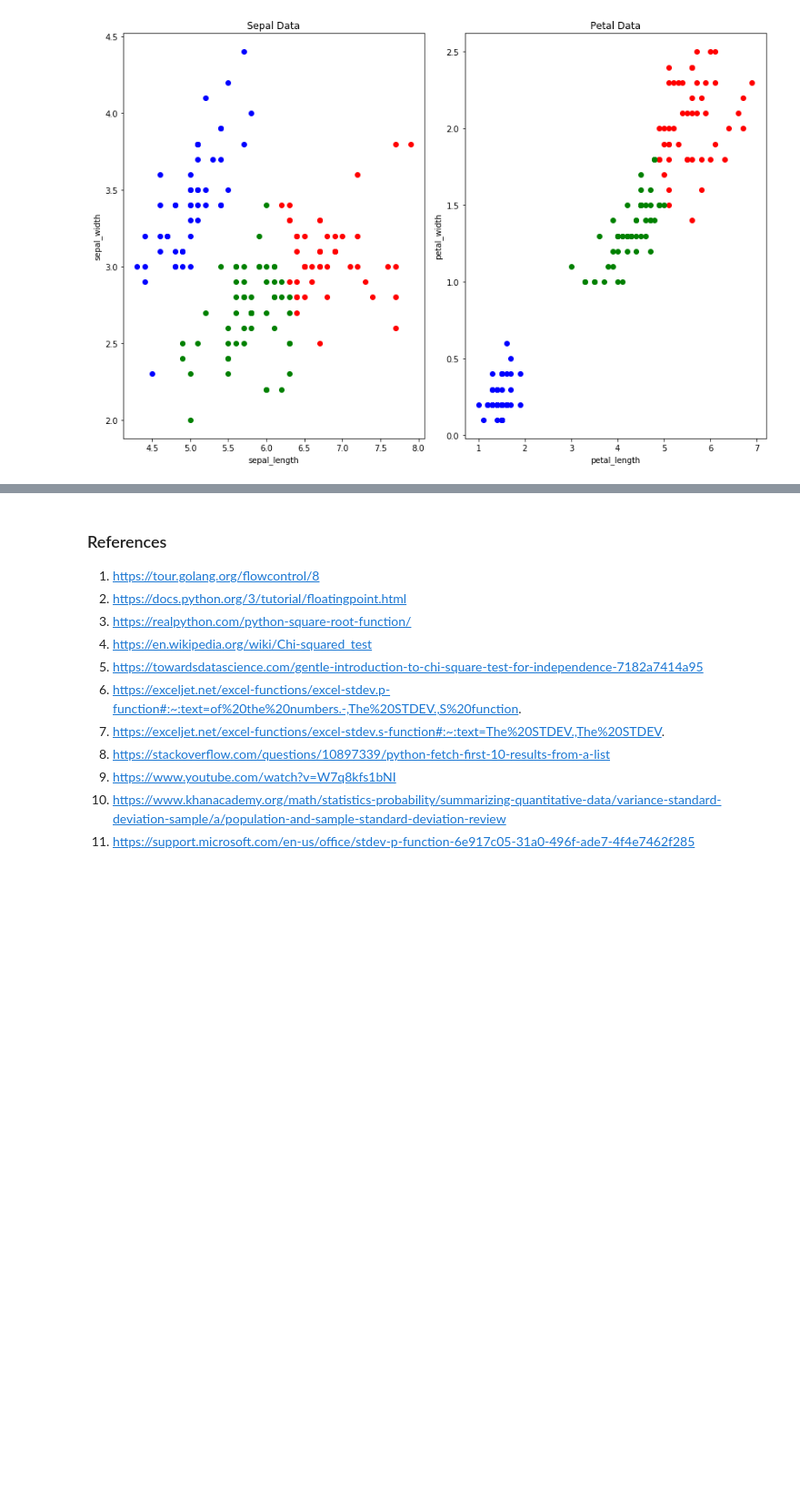
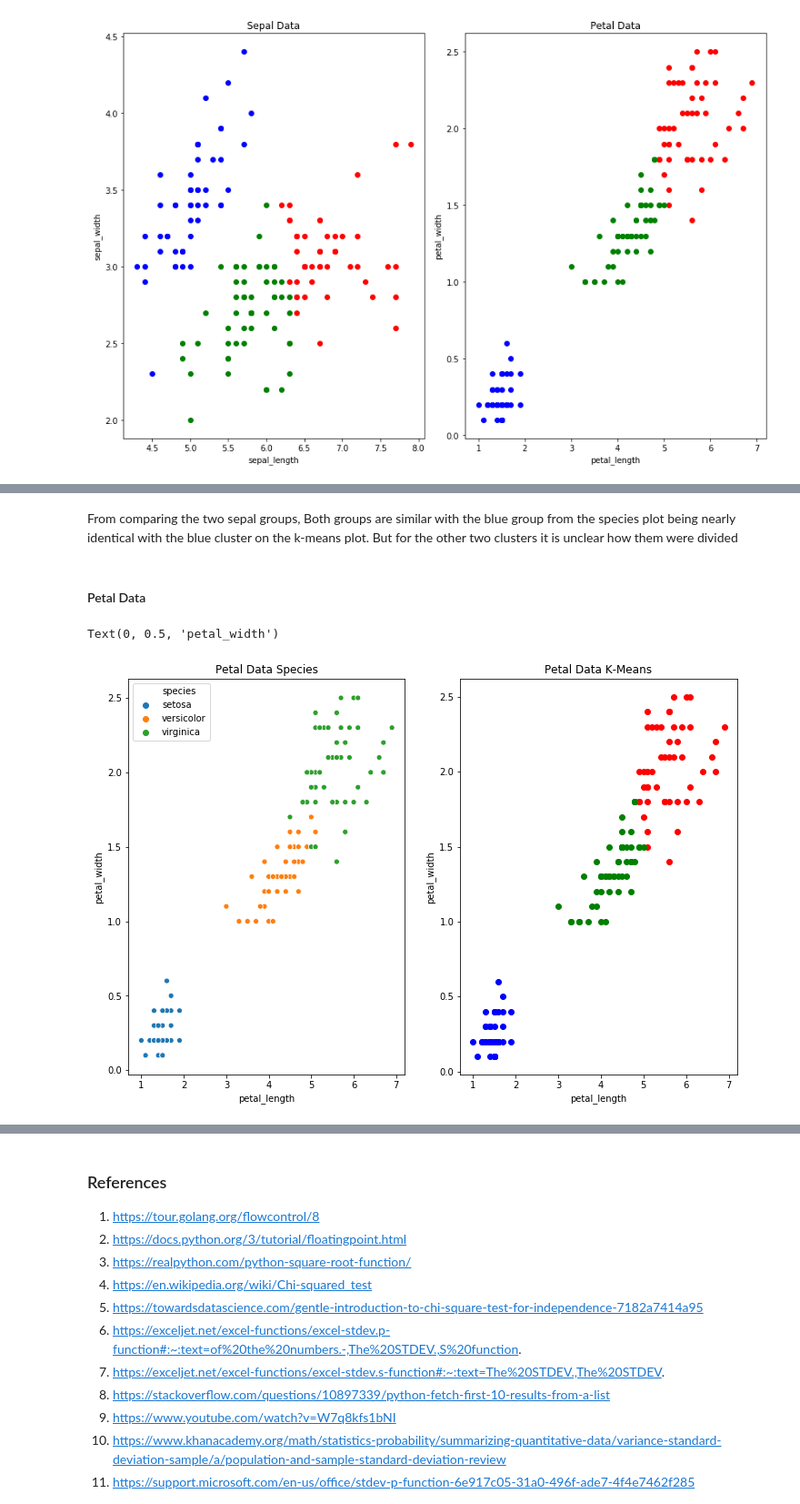
Before and after one commit to EoinStankard/Machine-Learning-Statistics-Tasks, a Jupyter notebook: MLS-Tasks2020.ipynb, the cells around one changed output, grey strips where cells are left out. Shown: that part at 91% size. Drawn from its saved outputs; the diff is of its cells as text; code cells hidden in the pictures; blank space fills up the shorter version.

```diff
--- a/MLS-Tasks2020.ipynb
+++ b/MLS-Tasks2020.ipynb
@@ -352,0 +381,23 @@ Text(0, 0.5, 'petal_width')
+# %% [markdown]
+From comparing the two sepal groups, Both groups are similar with the blue group from the species plot being nearly identical with the blue cluster on the k-means plot.
+But for the other two clusters it is unclear how them were divided
+# %% [markdown]
+#### Petal Data
+# %%
+# Plot of the dataset grouped by species
+plt.figure(figsize = (12, 8))
+ax2 = plt.subplot(1,2,1)
+ax2.set_title('Petal Data Species')
+sns.scatterplot(x ='petal_length', y ='petal_width',data =dfiris,hue="species" , ax= ax2);
+
+#K-means clustered plot
+plt.subplot(1, 2, 2)
+plt.plot(petalData[kmeansPetal.labels_ == 0][:,0],petalData[kmeansPetal.labels_ == 0][:,1], 'bo')
+plt.plot(petalData[kmeansPetal.labels_ == 1][:,0],petalData[kmeansPetal.labels_ == 1][:,1], 'ro')
+plt.plot(petalData[kmeansPetal.labels_ == 2][:,0],petalData[kmeansPetal.labels_ == 2][:,1], 'go')
+plt.title("Petal Data K-Means")
+plt.xlabel("petal_length")
+plt.ylabel("petal_width")
+# %% [output]
+Text(0, 0.5, 'petal_width')
+[figure, added]
```
Also changed, not shown: parts of 11 cells of this notebook.
